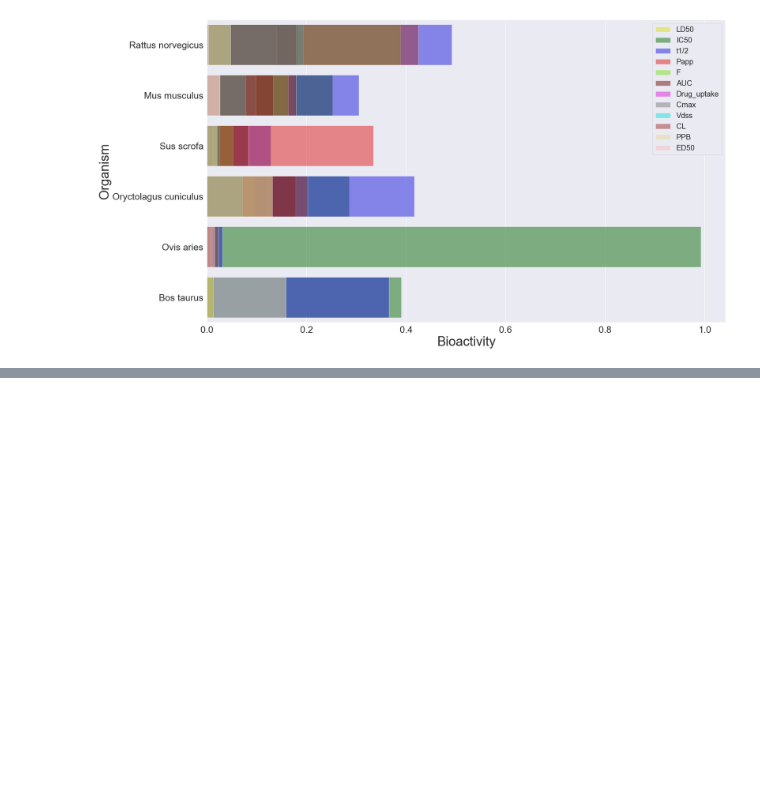
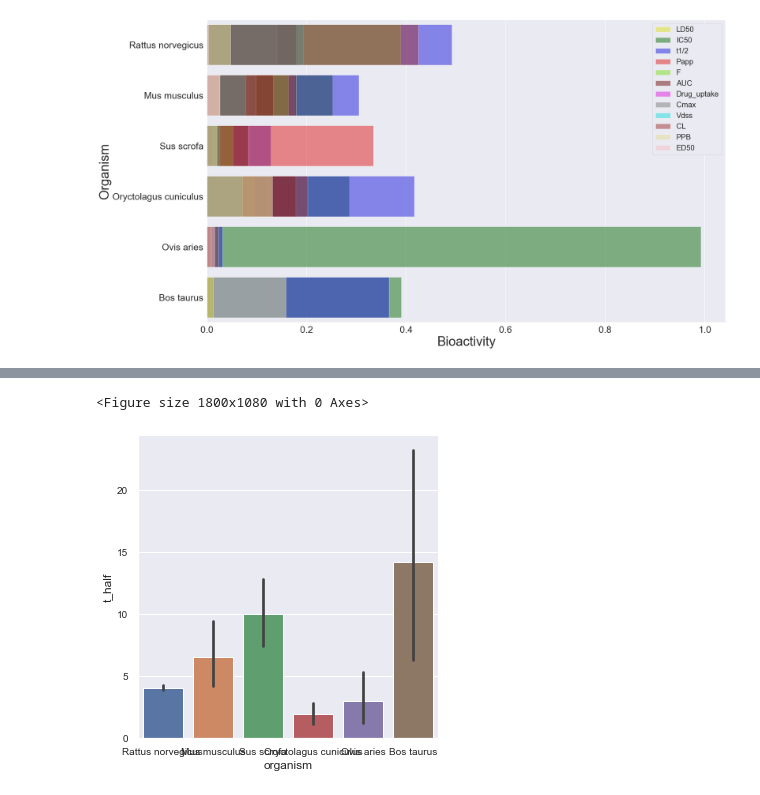
Before and after one commit to Cargill-Capstone2021/ADME-modeling-for-Cargill, a Jupyter notebook: working/data_extraction.ipynb, the cells around one changed output, grey strips where cells are left out. Drawn from its saved outputs; the diff is of its cells as text; code cells hidden in the pictures; blank space fills up the shorter version.

```diff
--- a/working/data_extraction.ipynb
+++ b/working/data_extraction.ipynb
@@ -777,0 +834,10 @@ plt.show()
+# %%
+
+plt.figure(figsize=(25, 15))
+sns.catplot(x=df_final['organism'], y=df_final['t_half'], kind="bar", data=df_final.sort_values("organism"))
+matplotlib.rc('xtick', labelsize=10)
+matplotlib.rc('ytick', labelsize=10)
+ax.tick_params(axis='x', which='major', pad=10)
+# %% [output]
+<Figure size 1800x1080 with 0 Axes>
+[figure, added]
```
Also changed, not shown: parts of 3 cells of this notebook.
